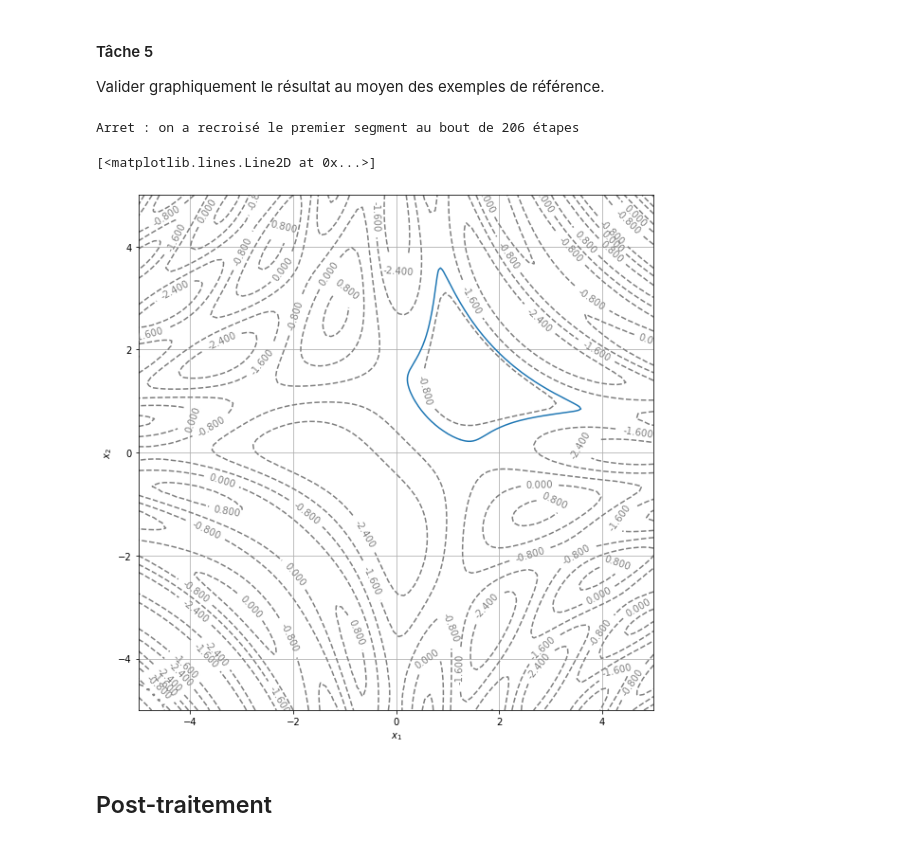
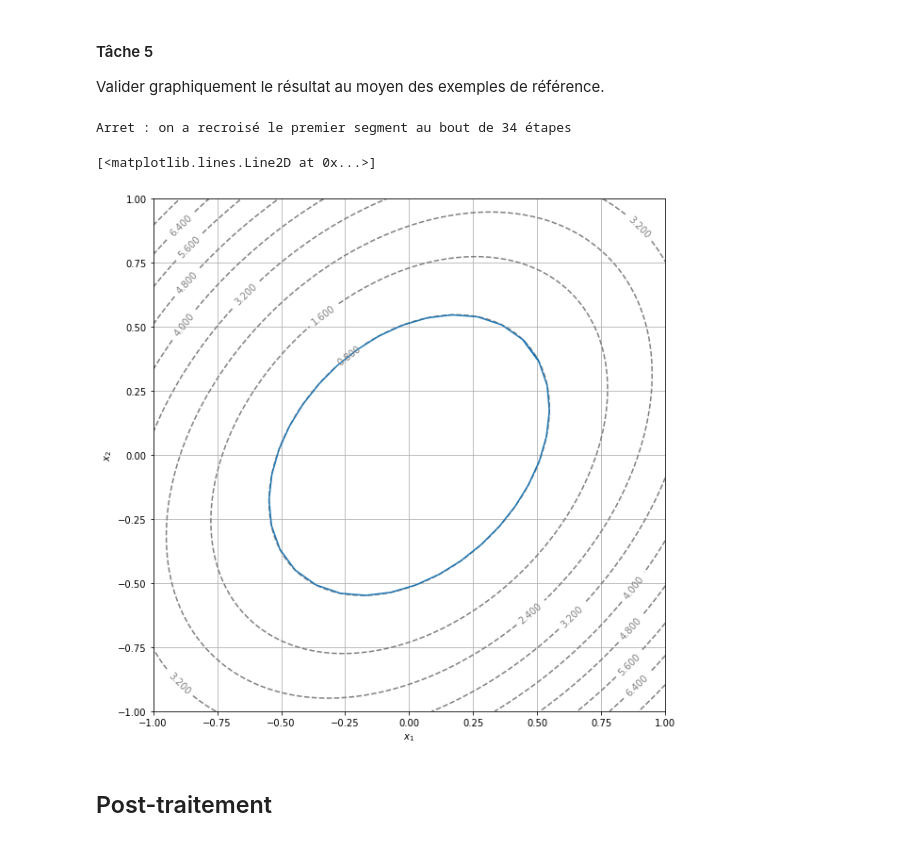
Before and after one commit to remymart/courbes-de-niveau, a Jupyter notebook: Courbes de niveau - Enoncé.ipynb, the cells around one changed output. Saved outputs shown, nothing was run; the diff lists cells and outputs as text; code cells hidden in the pictures.

```diff
--- a/Courbes de niveau - Enoncé.ipynb
+++ b/Courbes de niveau - Enoncé.ipynb
@@ -297,7 +314,8 @@ N=100
 eps=10**-2
 
 def Newton(F, x0, y0, eps=eps, N=N):
-    J_f=J(F)
+    """Calcule une approximation du point d'annulation de F fonction de R² -> R², à eps près, grâce à la methode de Newton en partant de x0,y0 et en effectuant moins de N étapes"""
+    J_f=J(F) #fonction Jacobienne
     for i in range(N):
         val=F(x0,y0)
         Jac=J_f(x0,y0)
@@ -463,26 +482,8 @@ def level_curve(f, x0, y0, delta=0.1, N=100, eps=eps):
       x,y=Newton(F,x1,y1,eps,Nnew) #on laisse le point se glisser vers la ligne de niveau
       courbe.append([x,y])
       if se_croisent(courbe[0][0],courbe[0][1],courbe[1][0],courbe[1][1],x,y,courbe[-2][0],courbe[-2][1]):
-          courbe.pop()
           print(f"Arret : on a recroisé le premier segment au bout de {i} étapes")
           return np.array(courbe).transpose()
       x0,y0=x,y
 
    return np.array(courbe).transpose()
-
-
-#Le boui-boui qui suit est pour l'affichage
-
-
-courbe = level_curve(f1,0.8,0.8,delta=10**-1,N=200)
-display_contour(
-f1,
-x=np.linspace(-1.0, 1.0, 100),
-y=np.linspace(-1.0, 1.0, 100),
-levels=10 # 10 levels, automatically selected
-)
-
-abscisses = courbe[0,:]
-ordonnees = courbe[1,:]
-
-plt.plot(abscisses,ordonnees)
@@ -496,9 +493,9 @@ Arret : on a recroisé le premier segment au bout de 62 étapes
 Valider graphiquement le résultat au moyen des exemples de référence.
 # %%
 
-#k permet de choisir parmi les differentes fonction celle dont on veut executer la démo
+#k permet de choisir parmi les differentes fonctions celle dont on veut executer la démo
 
-k=3
+k=2
 
 if k==1:
     courbe = level_curve(f1,0.447,0.447,delta=10**-1,N=200)
@@ -507,35 +504,35 @@ if k==1:
     x=np.linspace(-1.0, 1.0, 100),
     y=np.linspace(-1.0, 1.0, 100),
     levels=10 # 10 levels, automatically selected
     )
 
 if k==2:
     display_contour(
         f2,
         x=np.linspace(-1.0, 3.0, 100),
         y=np.linspace(-2.0, 2.0, 100),
         levels=[2**i for i in range(-3, 8)] # levels: [0.125, 0.25, ..., 64, 128]
     )
     courbe = level_curve(f2,1.,0.,delta=10**-2,N=1000)
 
 if k==3:
     display_contour(
     f3,
     x=np.linspace(-5.0, 5.0, 100),
     y=np.linspace(-5.0, 5.0, 100),
     levels=5, # 5 levels, automatically selected
     )
     courbe = level_curve(f3,1.25,0.25,delta=5*10**-2,N=500)
 
 
 abscisses = courbe[0,:]
 ordonnees = courbe[1,:]
 
 plt.plot(abscisses,ordonnees)
 # %% [output]
-Arret : on a recroisé le premier segment au bout de 206 étapes
+Arret : on a recroisé le premier segment au bout de 34 étapes
 [<matplotlib.lines.Line2D at 0x...>]
-[figure, old version]
+[figure, new version]
 # %% [markdown]
 ## Post-traitement
 # %% [markdown]
```
Also changed, not shown: parts of 14 cells of this notebook.
